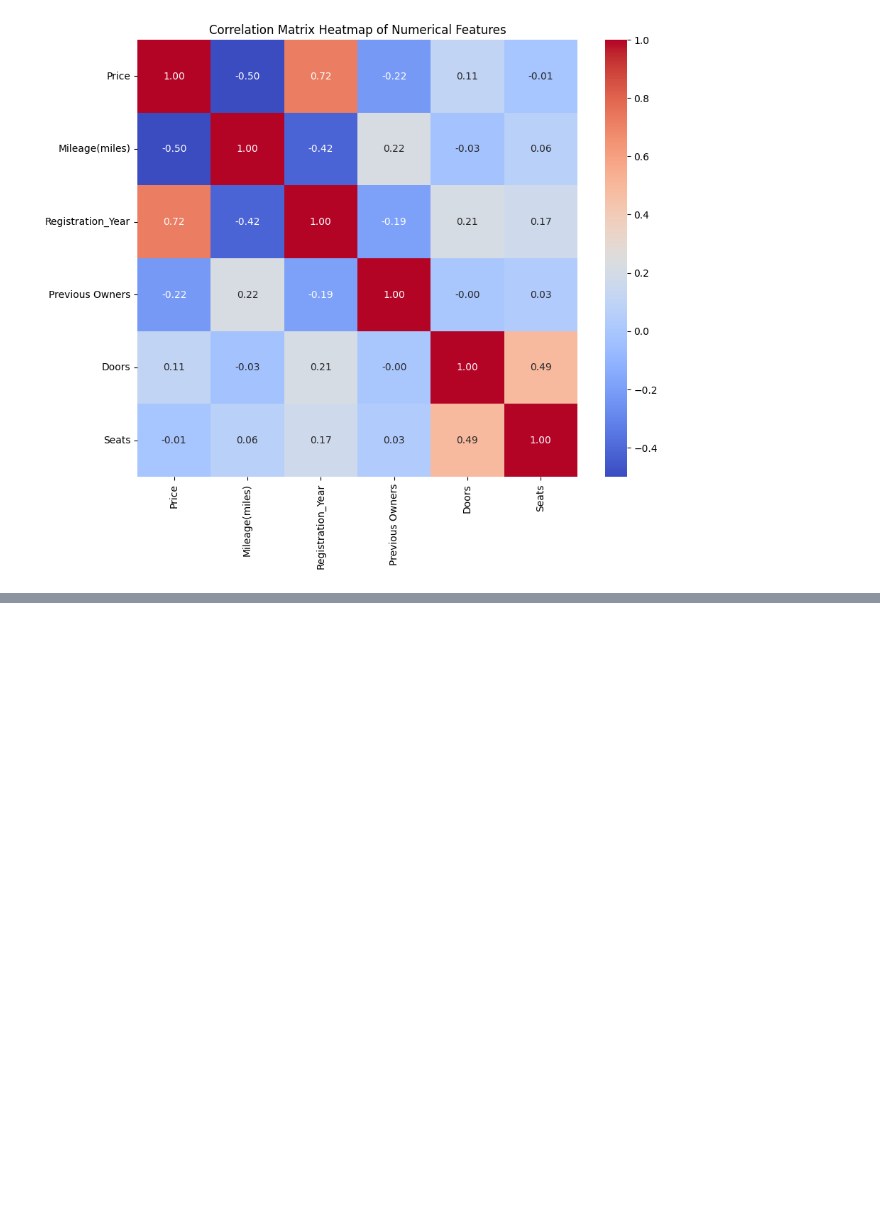
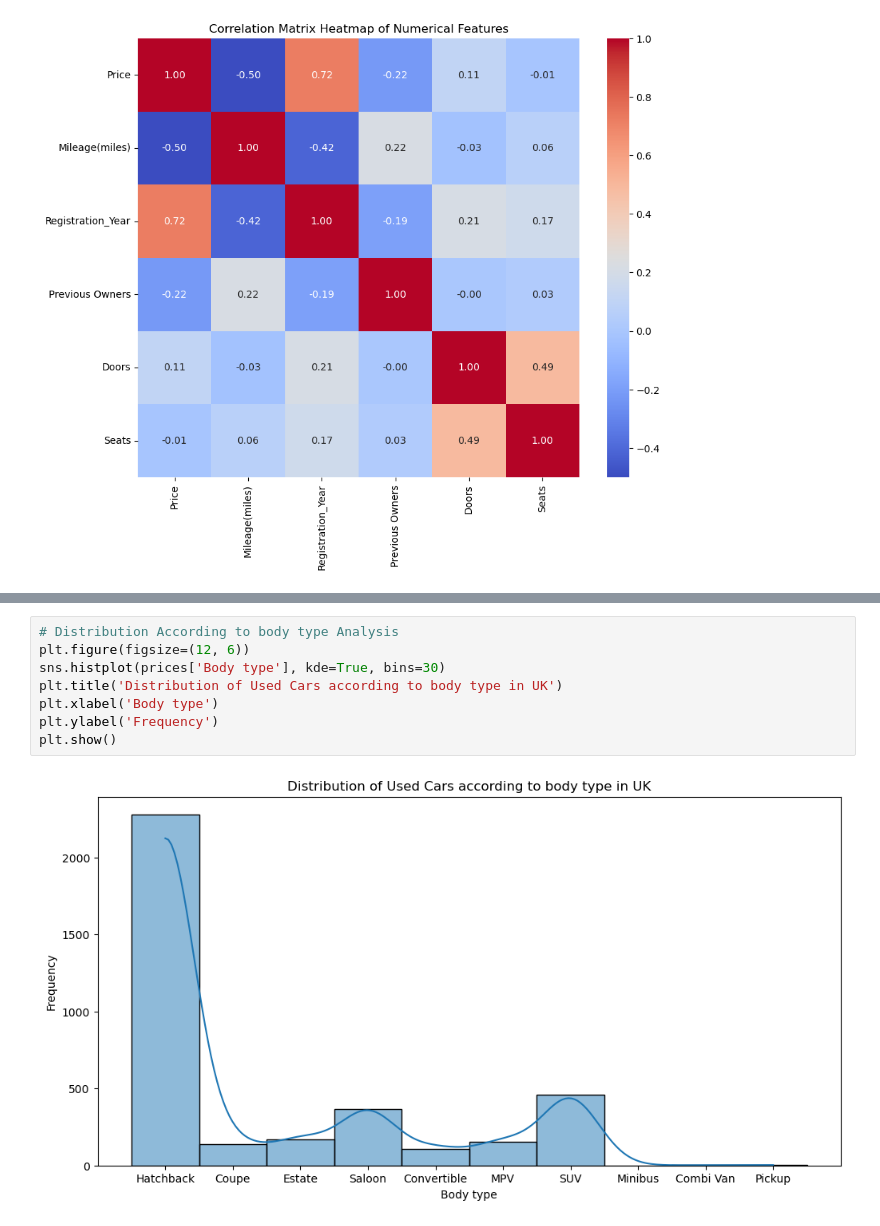
Before and after one commit to norbertnagy94/ML, a Jupyter notebook: Used_Cars_Prices_in_UK.ipynb, the cells around one changed output, grey strips where cells are left out. Drawn from its saved outputs; the diff is of its cells as text; blank space fills up the shorter version.

```diff
--- a/Used_Cars_Prices_in_UK.ipynb
+++ b/Used_Cars_Prices_in_UK.ipynb
@@ -148,0 +149,10 @@ plt.show()
+# %%
+# Distribution According to body type Analysis
+plt.figure(figsize=(12, 6))
+sns.histplot(prices['Body type'], kde=True, bins=30)
+plt.title('Distribution of Used Cars according to body type in UK')
+plt.xlabel('Body type')
+plt.ylabel('Frequency')
+plt.show()
+# %% [output]
+[figure, added]
```
Also changed, not shown: parts of 2 cells of this notebook.
